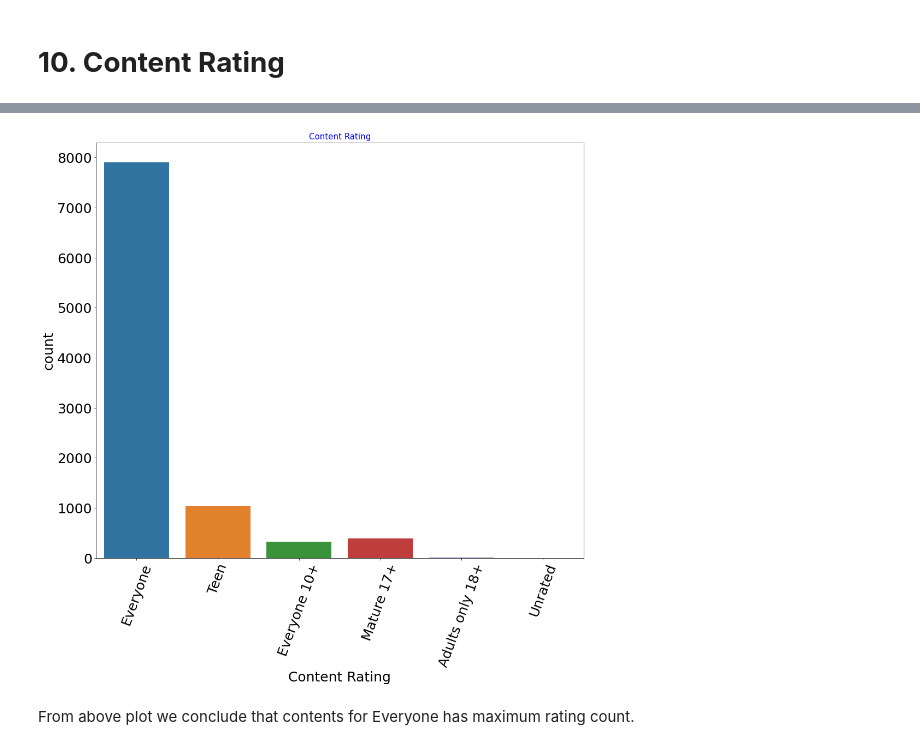
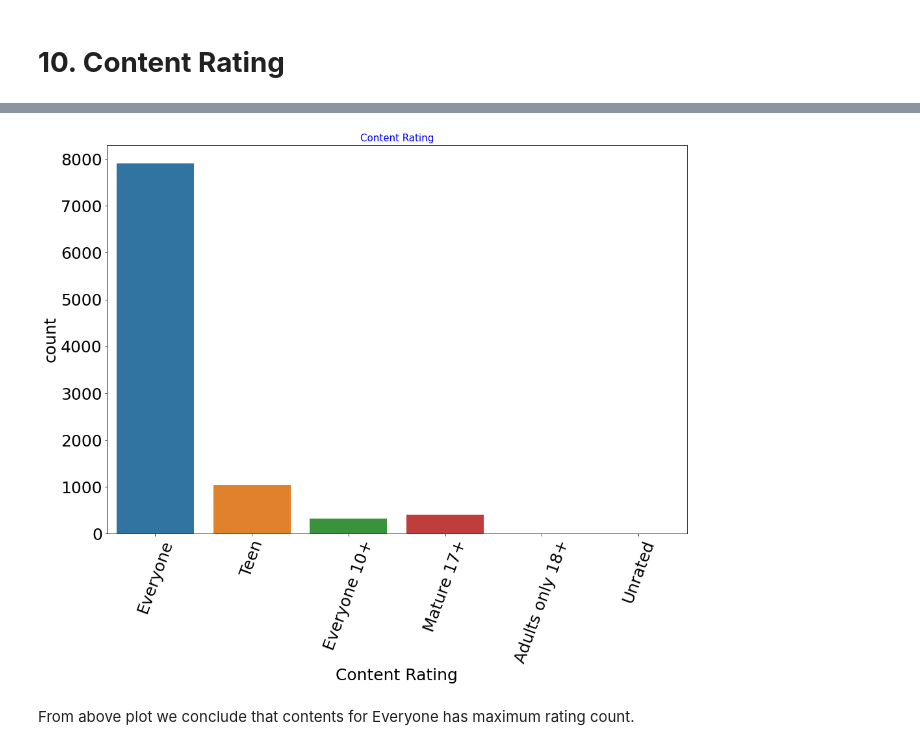
Before and after one commit to gajanankumar/EDA_Play_store_apps, a Jupyter notebook: Copy_of_Play_Store_App_Review_Analysis_Capstone_Project.ipynb, the cells around one changed output, grey strips where cells are left out. Saved outputs shown, nothing was run; the diff lists cells and outputs as text; code cells hidden in the pictures.

```diff
--- a/Copy_of_Play_Store_App_Review_Analysis_Capstone_Project.ipynb
+++ b/Copy_of_Play_Store_App_Review_Analysis_Capstone_Project.ipynb
@@ -807 +834,4 @@ array(['Free', 'Paid', nan], dtype=object)
+# %%
+#to fill null values by mode
+df['Type'].fillna('Free',inplace=True)
 # %%
@@ -957,11 +995,12 @@ Name: Content Rating, dtype: int64
 # %%
-plt.figure(figsize=(16,14))
+# plotting bar plot of content ratings
+plt.figure(figsize=(16,11))
 sns.countplot(data=df, x='Content Rating')
 plt.xticks(rotation=70)
 plt.title('Content Rating',color = 'blue',fontsize=15)
 plt.show()
 # %% [output]
-[figure, old version]
+[figure, new version]
 # %% [markdown]
 From above plot we conclude that contents for Everyone has maximum rating count.
 # %% [markdown]
```
Also changed, not shown: parts of 170 cells of this notebook.
